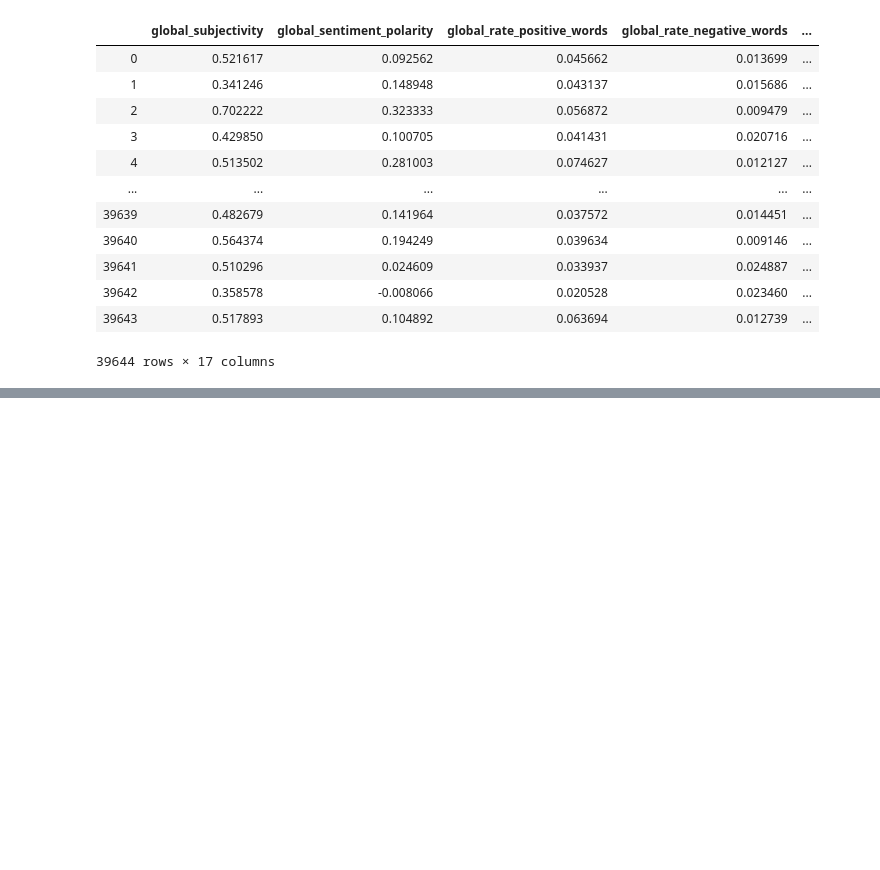
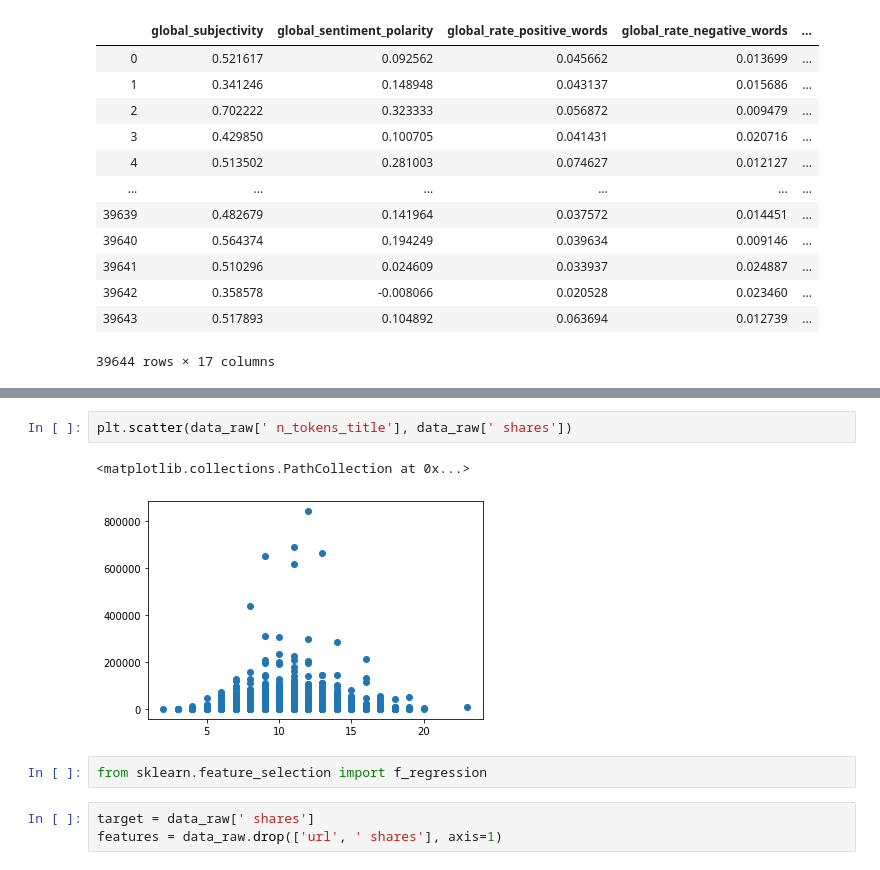
Before and after one commit to akshaynayanravi/news_popularity_online, a Jupyter notebook: news_popularity_online_prediction.ipynb, the cells around one changed output, grey strips where cells are left out. Drawn from its saved outputs; the diff is of its cells as text; blank space fills up the shorter version.

```diff
--- a/news_popularity_online_prediction.ipynb
+++ b/news_popularity_online_prediction.ipynb
@@ -549,0 +560,10 @@ data_raw[[' shares', ' global_subjectivity', ' global_sentiment_polarity', ' glo
+# %%
+plt.scatter(data_raw[' n_tokens_title'], data_raw[' shares'])
+# %% [output]
+<matplotlib.collections.PathCollection at 0x...>
+[figure, added]
+# %%
+from sklearn.feature_selection import f_regression
+# %%
+target = data_raw[' shares']
+features = data_raw.drop(['url', ' shares'], axis=1)
```
Also changed, not shown: parts of 18 cells of this notebook.
